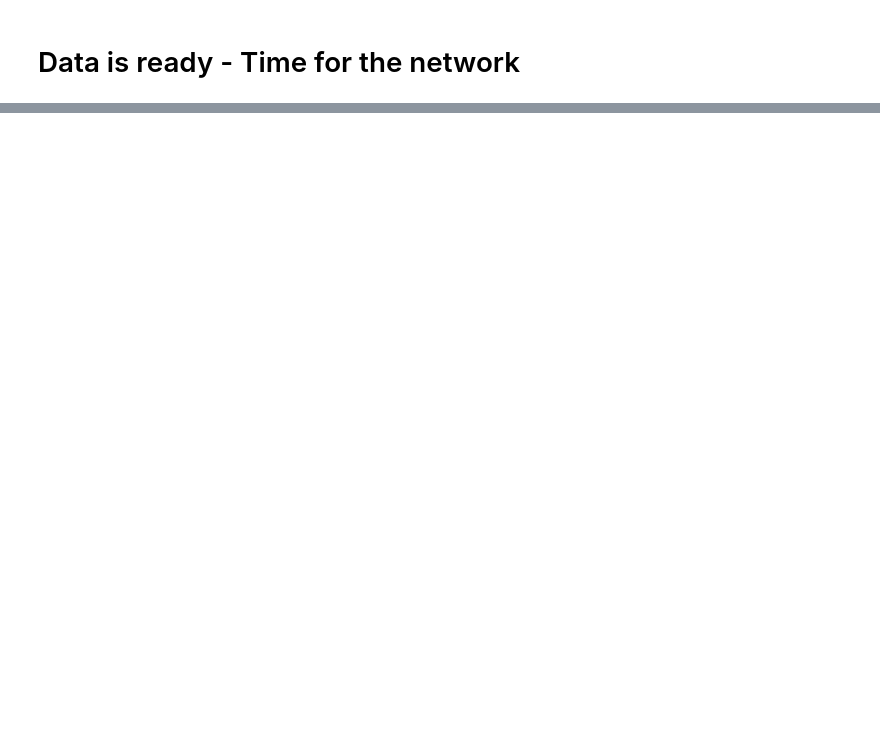
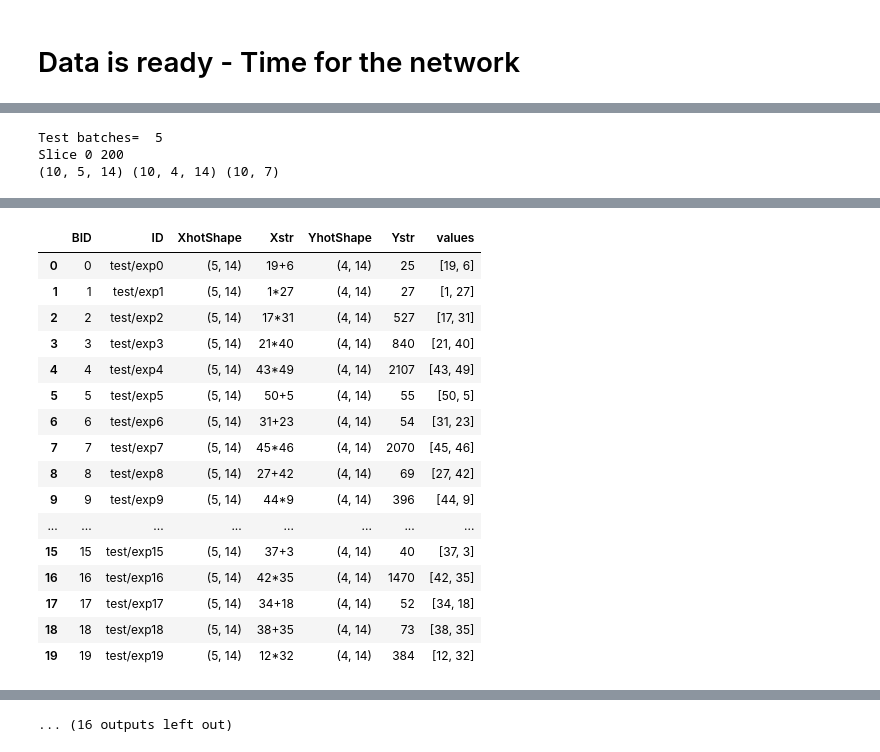
Before and after one commit to glouwa/app-kandinsky-pattern-generator, a Jupyter notebook: lstm_calculator.ipynb, the cells around one changed output, grey strips where cells are left out. Drawn from its saved outputs; the diff is of its cells as text; code cells hidden in the pictures; blank space fills up the shorter version.

```diff
--- a/lstm_calculator.ipynb
+++ b/lstm_calculator.ipynb
@@ -278,0 +470,23 @@ Wall time: 16min 21s
+# %%
+#@title Create a sample by a given format string. calculate encodings. check encode/decode. { vertical-output: true }
+int_ranges      = [(0, 50)]          #@param {type:"raw"}
+in_seq_format   = ['{:d}*{:d}', '{:d}+{:d}']   #@param
+in_seq_vars     = 2                            #@param
+out_seq_format  = '{:d}'                       #@param {type:"raw"}
+out_seq_vars    = 'python eval of in_seq'      #@param {type:"raw"}
+
+test_sample_parameters = [in_seq_format, in_seq_len, in_seq_vars, out_seq_format, out_seq_len, int_ranges]
+# %%
+#@title Train/Test/Validate Generators { vertical-output: true, output-height: 200 }
+batch_size      = 200 #@param {type:"slider", min:1, max:300, step:10}
+test_size       = 1000 #@param {type:"slider", min:10, max:2000, step:10}
+
+params = {
+    'sample_parameters': test_sample_parameters,
+    'batch_size': batch_size,
+    'in_dim': input_shape,
+    'out_dim': output_shape
+}
+
+test_generator, test_panda =  DataGenerator(samples=test_size, set_path="test", **params).renderFrame()
+display_batch_meta(test_panda)
@@ -278,0 +520,17 @@ Wall time: 16min 21s
+# %%
+#@title View Test Generator { run: "auto", vertical-output: true, output-height: 200 }
+batch_to_view = 0 #@param {type:"slider", min:0, max:5, step:1}
+batch_view_len = 20 #@param {type:"slider", min:1, max:20, step:1}
+
+print("Test batches= ", len(test_generator))
+print("Slice", batch_to_view*batch_size, (batch_to_view+1)*batch_size)
+
+display_batch_content(
+    test_generator[batch_to_view],
+    test_panda[batch_to_view*batch_size:(batch_to_view+1)*batch_size],
+    batch_view_len
+)
+# %% [output]
+Test batches=  5
+Slice 0 200
+(10, 5, 14) (10, 4, 14) (10, 7)
@@ -278,0 +544,17 @@ Wall time: 16min 21s
+|  | BID | ID | XhotShape | Xstr | YhotShape | Ystr | values |
+| 0 | 0 | test/exp0 | (5, 14) | 19+6 | (4, 14) | 25 | [19, 6] |
+| 1 | 1 | test/exp1 | (5, 14) | 1*27 | (4, 14) | 27 | [1, 27] |
+| 2 | 2 | test/exp2 | (5, 14) | 17*31 | (4, 14) | 527 | [17, 31] |
+| 3 | 3 | test/exp3 | (5, 14) | 21*40 | (4, 14) | 840 | [21, 40] |
+| 4 | 4 | test/exp4 | (5, 14) | 43*49 | (4, 14) | 2107 | [43, 49] |
+| 5 | 5 | test/exp5 | (5, 14) | 50+5 | (4, 14) | 55 | [50, 5] |
+| 6 | 6 | test/exp6 | (5, 14) | 31+23 | (4, 14) | 54 | [31, 23] |
+| 7 | 7 | test/exp7 | (5, 14) | 45*46 | (4, 14) | 2070 | [45, 46] |
+| 8 | 8 | test/exp8 | (5, 14) | 27+42 | (4, 14) | 69 | [27, 42] |
+| 9 | 9 | test/exp9 | (5, 14) | 44*9 | (4, 14) | 396 | [44, 9] |
+| ... | ... | ... | ... | ... | ... | ... | ... |
+| 15 | 15 | test/exp15 | (5, 14) | 37+3 | (4, 14) | 40 | [37, 3] |
+| 16 | 16 | test/exp16 | (5, 14) | 42*35 | (4, 14) | 1470 | [42, 35] |
+| 17 | 17 | test/exp17 | (5, 14) | 34+18 | (4, 14) | 52 | [34, 18] |
+| 18 | 18 | test/exp18 | (5, 14) | 38+35 | (4, 14) | 73 | [38, 35] |
+| 19 | 19 | test/exp19 | (5, 14) | 12*32 | (4, 14) | 384 | [12, 32] |
@@ -279,3 +564,4 @@ Wall time: 16min 21s
+... (16 outputs left out)
 # %%
 #@title Show some errors by sample { vertical-output: true }
 max_errors = 18 #@param {type:"slider", min:1, max:20, step:1}
```
Also changed, not shown: parts of 26 cells of this notebook.
